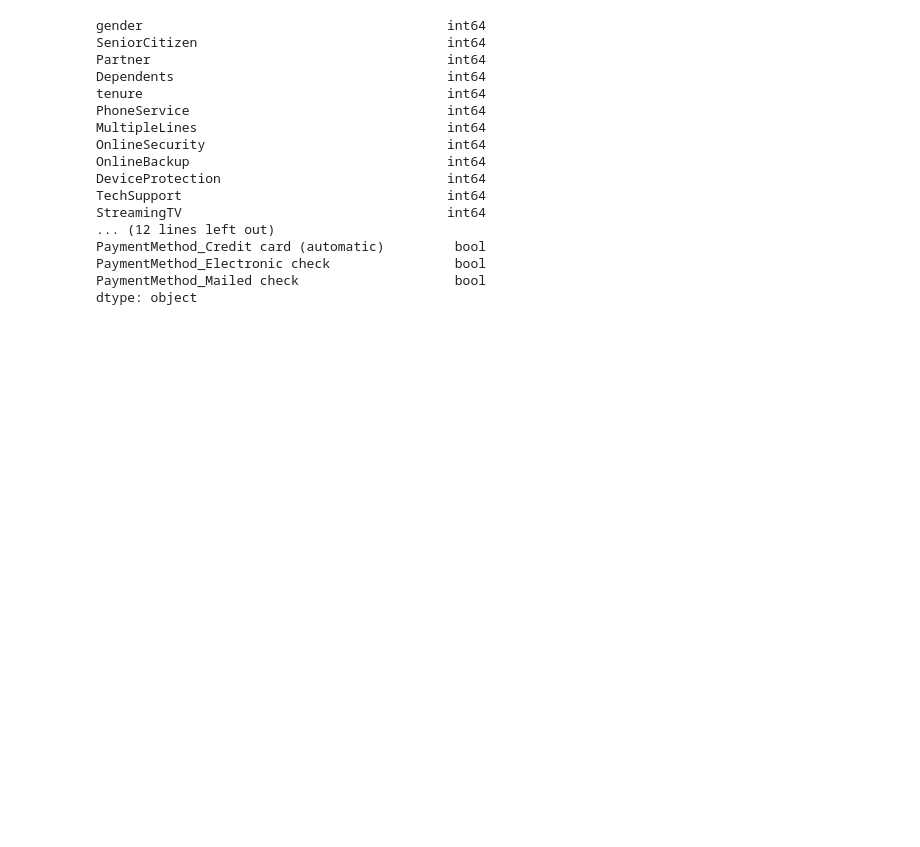
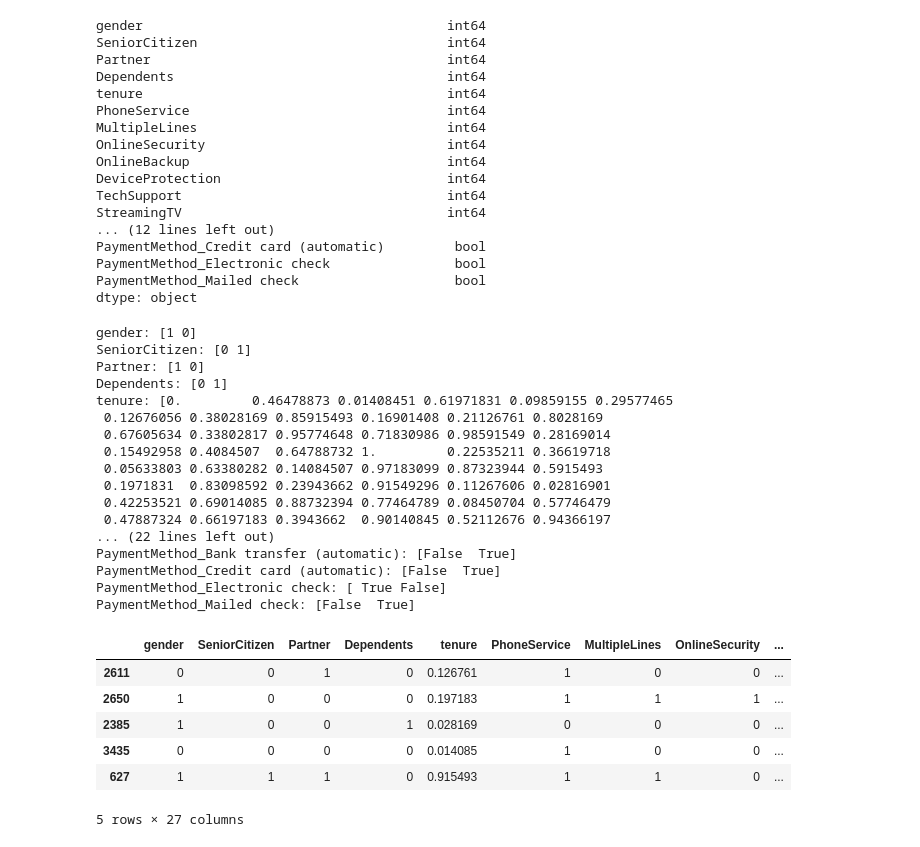
Before and after one commit to Matthewtershi/litigation-is-a-word, a Jupyter notebook: customer_churning/main.ipynb, the cells around one changed output. Cells and saved outputs as stored; diff of their text form; code cells hidden in the pictures; blank space fills up the shorter version.

```diff
--- a/customer_churning/main.ipynb
+++ b/customer_churning/main.ipynb
@@ -332,0 +339,29 @@ dtype: object
+# %%
+for col in df2:
+    print(f'{col}: {df2[col].unique()}')
+df2.sample(5)
+# %% [output]
+gender: [1 0]
+SeniorCitizen: [0 1]
+Partner: [1 0]
+Dependents: [0 1]
+tenure: [0.         0.46478873 0.01408451 0.61971831 0.09859155 0.29577465
+ 0.12676056 0.38028169 0.85915493 0.16901408 0.21126761 0.8028169
+ 0.67605634 0.33802817 0.95774648 0.71830986 0.98591549 0.28169014
+ 0.15492958 0.4084507  0.64788732 1.         0.22535211 0.36619718
+ 0.05633803 0.63380282 0.14084507 0.97183099 0.87323944 0.5915493
+ 0.1971831  0.83098592 0.23943662 0.91549296 0.11267606 0.02816901
+ 0.42253521 0.69014085 0.88732394 0.77464789 0.08450704 0.57746479
+ 0.47887324 0.66197183 0.3943662  0.90140845 0.52112676 0.94366197
+... (22 lines left out)
+PaymentMethod_Bank transfer (automatic): [False  True]
+PaymentMethod_Credit card (automatic): [False  True]
+PaymentMethod_Electronic check: [ True False]
+PaymentMethod_Mailed check: [False  True]
+|  | gender | SeniorCitizen | Partner | Dependents | tenure | PhoneService | MultipleLines | OnlineSecurity | ... |
+| 2611 | 0 | 0 | 1 | 0 | 0.126761 | 1 | 0 | 0 | ... |
+| 2650 | 1 | 0 | 0 | 0 | 0.197183 | 1 | 1 | 1 | ... |
+| 2385 | 1 | 0 | 0 | 1 | 0.028169 | 0 | 0 | 0 | ... |
+| 3435 | 0 | 0 | 0 | 0 | 0.014085 | 1 | 0 | 0 | ... |
+| 627 | 1 | 1 | 1 | 0 | 0.915493 | 1 | 1 | 0 | ... |
+5 rows × 27 columns
```
Also changed, not shown: parts of 16 cells of this notebook.
